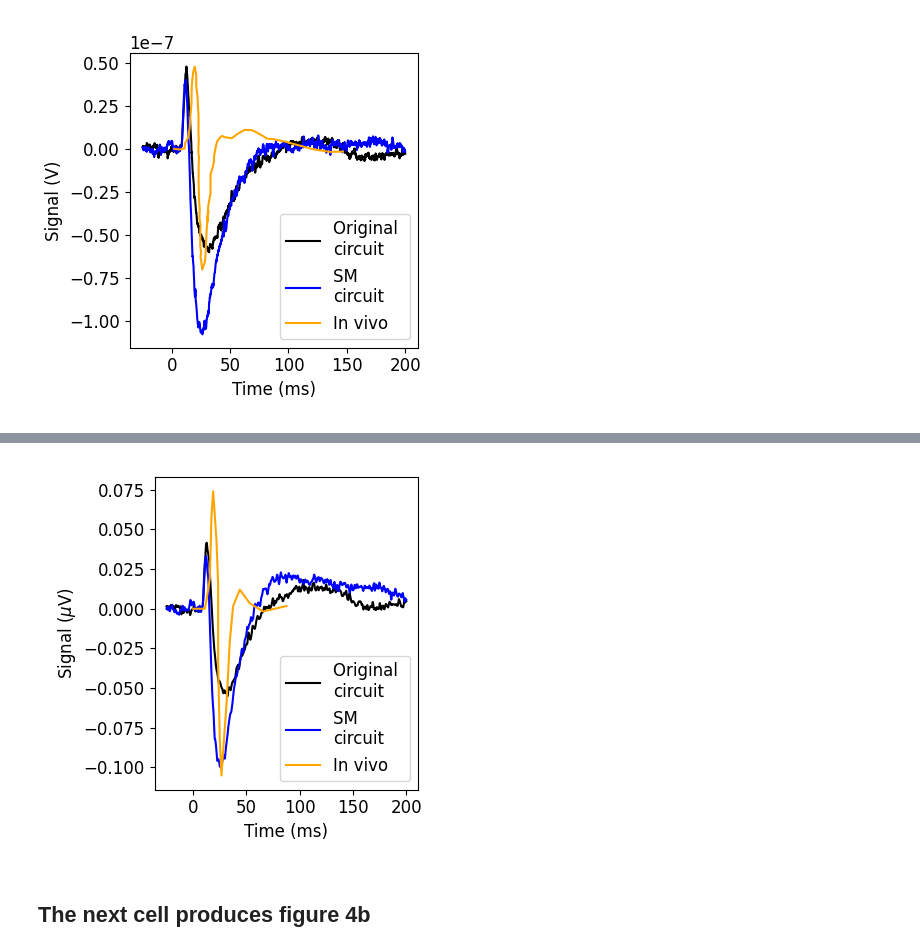
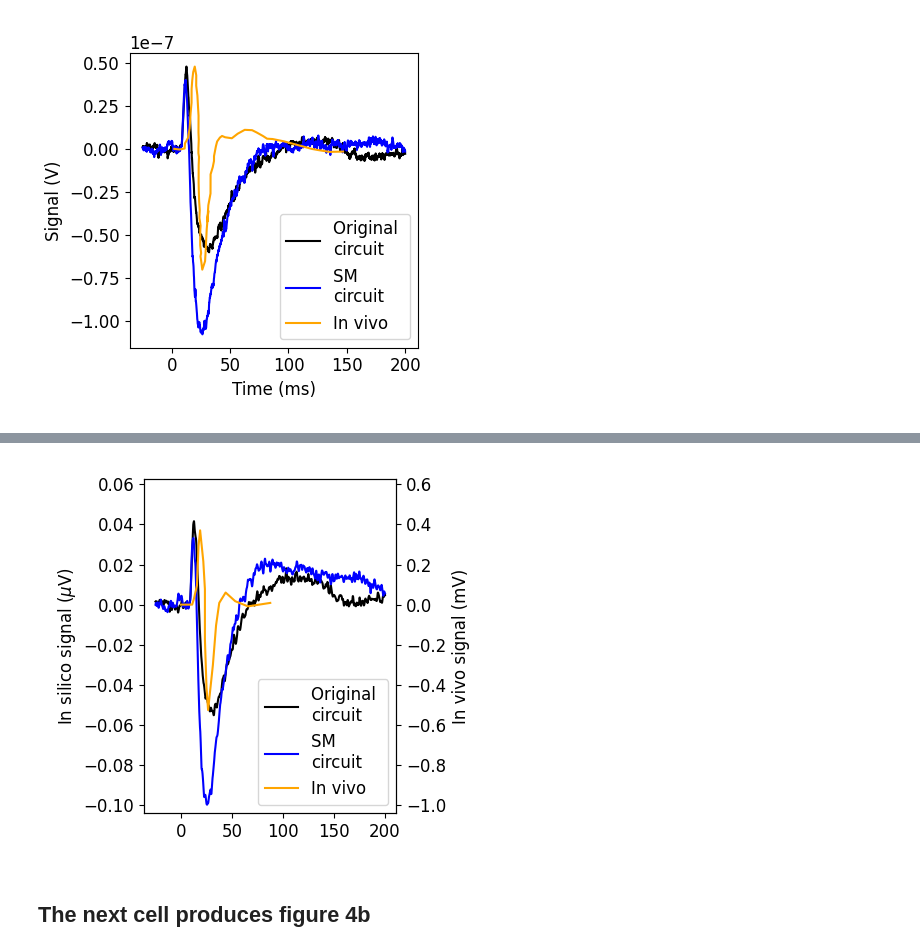
Before and after one commit to joseph-tharayil/whiskerFlick, a Jupyter notebook: MakeFigures.ipynb, the cells around one changed output, grey strips where cells are left out. Drawn from its saved outputs; the diff is of its cells as text; code cells hidden in the pictures.

Commit message:
Updates plot of raw EEG

```diff
--- a/MakeFigures.ipynb
+++ b/MakeFigures.ipynb
@@ -1384,25 +1405,39 @@ plt.savefig('../../figures/ThreeEEG_3.png',dpi=600)
 # %%
-plt.figure(figsize=(4,4))
+fig, ax1 = plt.subplots(figsize=(4.5,4))
 
-plt.plot(time,np.sum(mean_layer_original[0]+mean_layer_original[1],axis=0)*1e6,'k',label="Original \ncircuit")
-plt.plot(time,np.sum(mean_layer_rewired[0]+mean_layer_rewired[1],axis=0)*1e6,'b',label="SM \ncircuit")
+trace0, = ax1.plot(time,np.sum(mean_layer_original[0]+mean_layer_original[1],axis=0)*1e6,'k',label="Original \ncircuit")
+trace1, = ax1.plot(time,np.sum(mean_layer_rewired[0]+mean_layer_rewired[1],axis=0)*1e6,'b',label="SM \ncircuit")
+ax1.set_ylabel('In silico signal ($\mu$V)')
 
-plt.plot(inVivoScaled[:,0],inVivoScaled[:,1]/5000,'orange',label='In vivo')
+y1 = np.sum(mean_layer_original[0]+mean_layer_original[1],axis=0)*1e6
+y2 = inVivoScaled[:,1]-inVivoScaled[0,1]
+
+ax2 = ax1.twinx()
+trace2, = ax2.plot(inVivoScaled[:,0],(inVivoScaled[:,1]-inVivoScaled[0,1])*1e-3,'orange',label='In vivo')
+ax2.set_ylabel('In vivo signal (mV)')
 
 plt.xlabel('Time (ms)')
-plt.ylabel('Signal ($\mu$V)')
 
-handles, labels = plt.gca().get_legend_handles_labels()
+# Align 0 on both y-axes
+# Choose a common relative position of 0 (e.g. 10% from bottom)
+ax1_zero_pos = 0
+ax1_range = max(y1) - min(y1)
+ax2_range = max(y2) - min(y2)
 
+# Use the ratio of data above and below zero to align the 0 lines
+ax1_ylim = (-2.5 * max(y1), 1.5*max(y1))
+ax1.set_ylim(ax1_ylim)
+ymin, ymax = ax1.get_ylim()
+ax2.set_ylim(ymin * 1e1, ymax * 1e1)
 
-order = [0,1,2]
-
-plt.legend([handles[idx] for idx in order],[labels[idx] for idx in order])
+lines = [trace0, trace1,trace2]
+labels = [line.get_label() for line in lines]
+ax1.legend(lines, labels, loc='lower right')
 
 plt.tight_layout()
 plt.savefig('figures/RawEEG.png',dpi=600)
 # %% [output]
-[figure, old version]
+[figure, new version]
 # %% [markdown]
 ## The next cell produces figure 4b
 # %%
```
Also changed, not shown: parts of 1 cell of this notebook.
